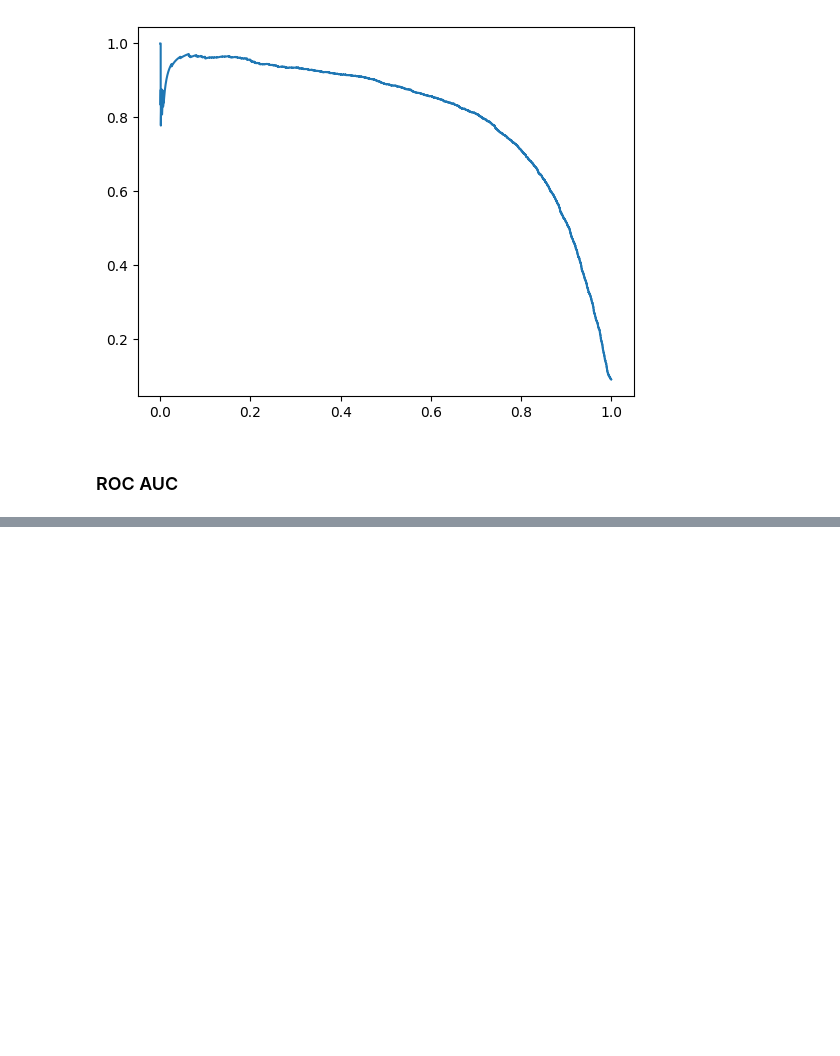
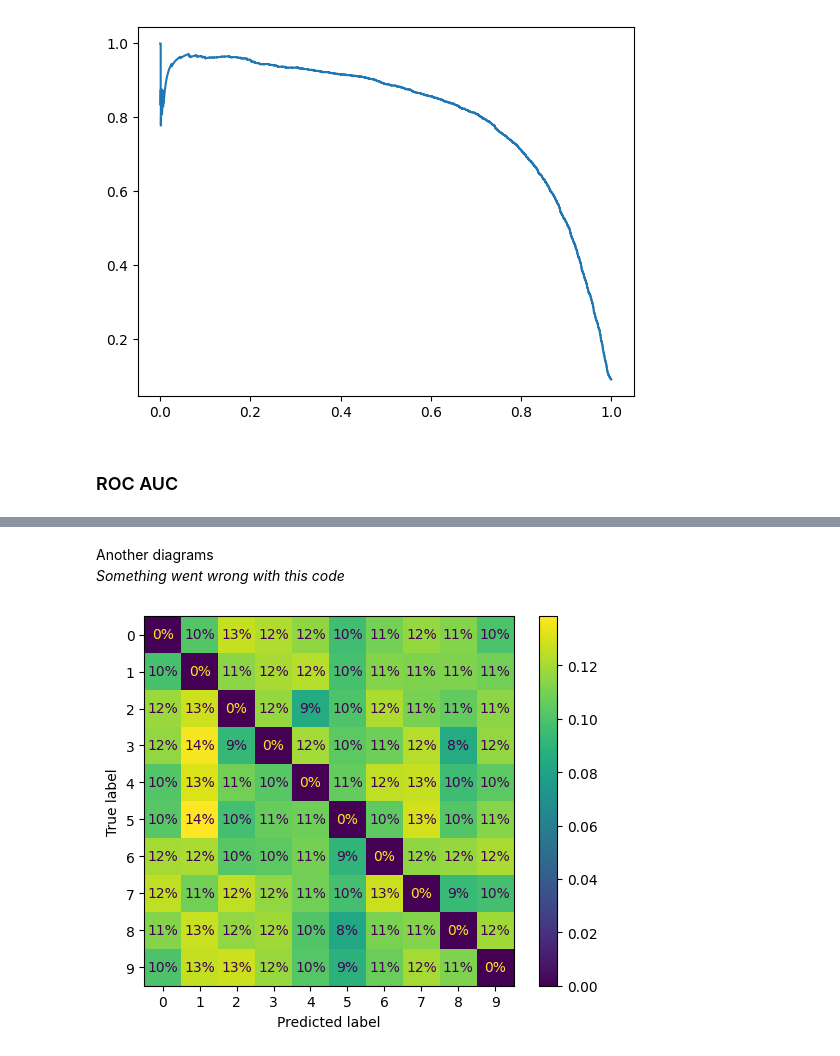
Before and after one commit to a4archit/Hands-on-Machine-Learning, a Jupyter notebook: 03_classification.ipynb, the cells around one changed output, grey strips where cells are left out. Saved outputs shown, nothing was run; the diff lists cells and outputs as text; code cells hidden in the pictures; blank space fills up the shorter version.

```diff
--- a/03_classification.ipynb
+++ b/03_classification.ipynb
@@ -115,0 +142,11 @@ roc_auc_score(y_train_5, y_scores)
+# %% [markdown]
+Another diagrams<br>
+*Something went wrong with this code*
+# %%
+sample_weight = (y_train_pred != y_train[:10000])
+ConfusionMatrixDisplay.from_predictions( y_train_pred,y_train[:10000],
+                                        sample_weight=sample_weight,
+                                        normalize="true", values_format=".0%")
+plt.show()
+# %% [output]
+[figure, added]
```
Also changed, not shown: parts of 12 cells of this notebook, 1 other file.
